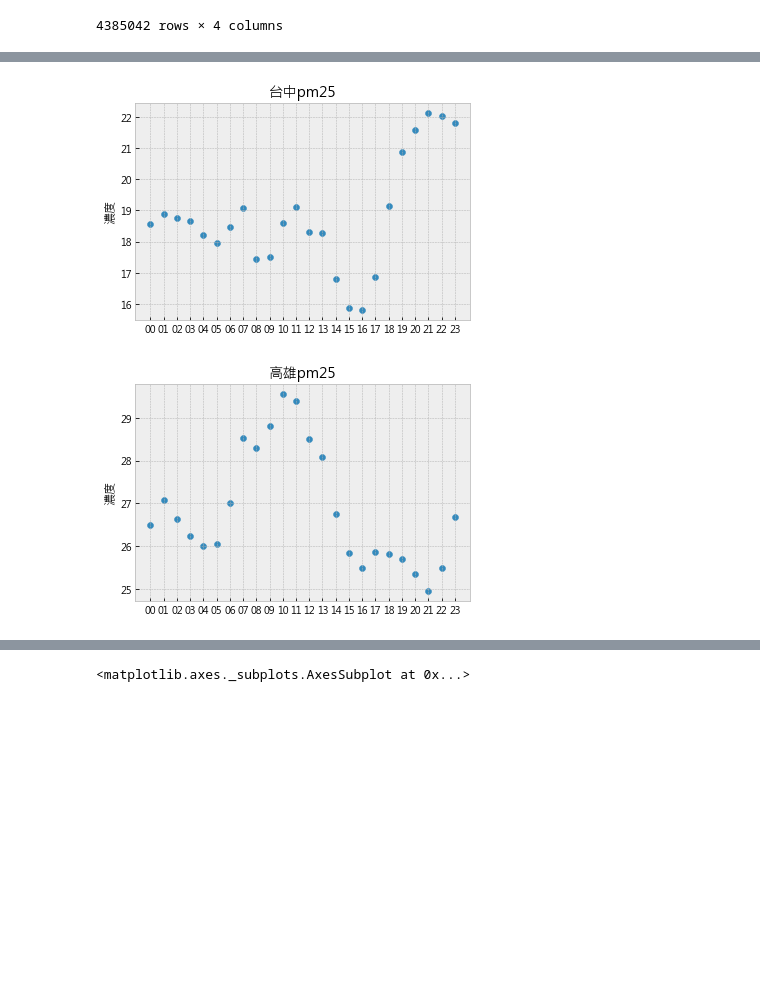
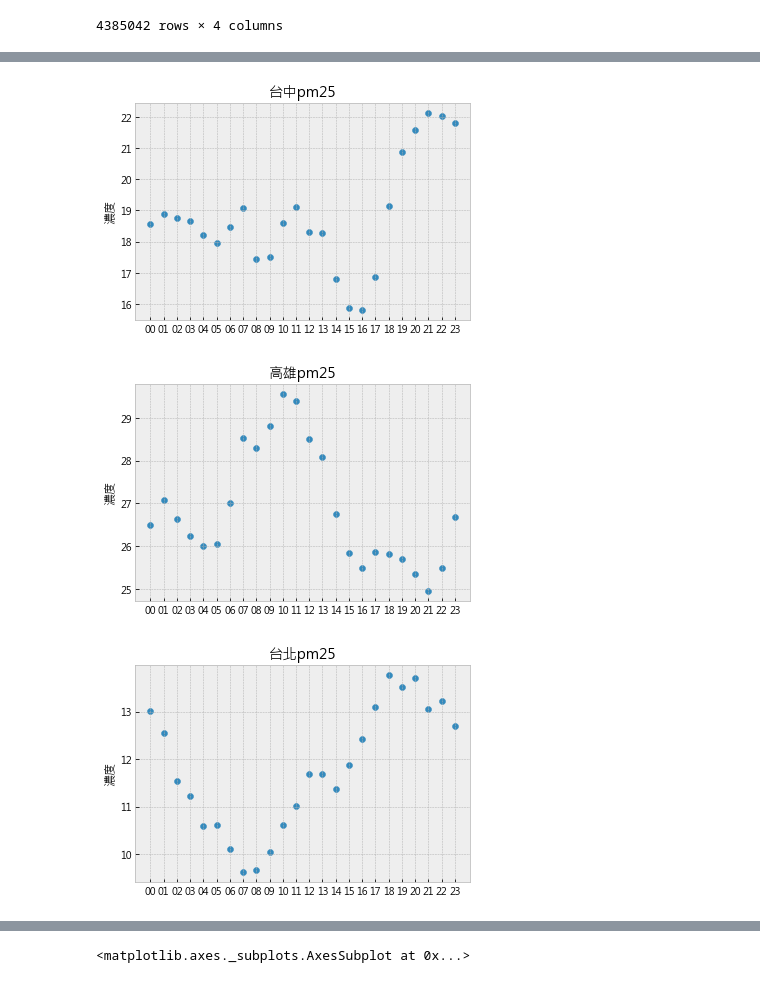
Before and after one commit to 0xdeceiverAngel/data-science-hw, a Jupyter notebook: Homework #3 .ipynb, the cells around one changed output, grey strips where cells are left out. Saved outputs shown, nothing was run; the diff lists cells and outputs as text; code cells hidden in the pictures; blank space fills up the shorter version.

```diff
--- a/Homework #3 .ipynb
+++ b/Homework #3 .ipynb
@@ -31,7 +37,7 @@ res
 # %%
 taichung_mask=res.SiteName.str.contains('臺中')
 kaohsiung_mask=res.SiteName.str.contains('高雄')
-taipei_mask=res.SiteName.str.contains('台北市')
+taipei_mask=res.SiteName.str.contains(r'^市',regex=True, case=False)
 taichung_df=res[taichung_mask]
 kaohsiung_df=res[kaohsiung_mask]
 taipei_df=res[taipei_mask]
@@ -44,10 +63,16 @@ taipei_df
 pd.set_option('mode.chained_assignment', None)
 taichung_df['city']=taichung_df['SiteName'].str[0:3]
 kaohsiung_df['city']=kaohsiung_df['SiteName'].str[0:3]
+taipei_df['city']=taipei_df['SiteName'].str[0:3]
+
 taichung_df['day']=taichung_df['timestamp'].str.split(' ',expand=True)[0]
 kaohsiung_df['day']=kaohsiung_df['timestamp'].str.split(' ',expand=True)[0]
+taipei_df['day']=taipei_df['timestamp'].str.split(' ',expand=True)[0]
+
 taichung_df['time']=(taichung_df['timestamp'].str.split(':',expand=True)[0]).str.split(' ',expand=True)[1]
 kaohsiung_df['time']=(kaohsiung_df['timestamp'].str.split(':',expand=True)[0]).str.split(' ',expand=True)[1]
+taipei_df['time']=(taipei_df['timestamp'].str.split(':',expand=True)[0]).str.split(' ',expand=True)[1]
+
 # kaohsiung_df
 taichung_df
 # %% [output]
@@ -74,24 +99,36 @@ taichung_df=taichung_df[~mask]
 avg_taichung_df=taichung_df.groupby("time").mean()
 # %%
 avg_kaohsiung_df=kaohsiung_df.groupby("time").mean()
+# %%
+avg_taipei_df_df=taipei_df.groupby("time").mean()
 # %%
 plt.title("台中pm25")
 plt.ylabel("濃度")
 
 # plt.scatter(taichung_df["day"],taichung_df["PM25"])
 # avg_taichung_df.plot.scatter(x = "index", y = 'value')
 plt.scatter(avg_taichung_df.index,avg_taichung_df)
 plt.show()
+
 plt.title("高雄pm25")
 plt.ylabel("濃度")
 
 # plt.scatter(kaohsiung_df["day"],kaohsiung_df["PM25"])
 plt.scatter(avg_kaohsiung_df.index,avg_kaohsiung_df)
 
 plt.show()
+
+plt.title("台北pm25")
+plt.ylabel("濃度")
+
+# plt.scatter(kaohsiung_df["day"],kaohsiung_df["PM25"])
+plt.scatter(avg_taipei_df_df.index,avg_taipei_df_df)
+
+plt.show()
 # %% [output]
 [figure]
 [figure]
+[figure, added]
 # %%
 plt.title("台中pm25")
 plt.ylabel("濃度")
```
Also changed, not shown: parts of 7 cells of this notebook, 1 other file.
